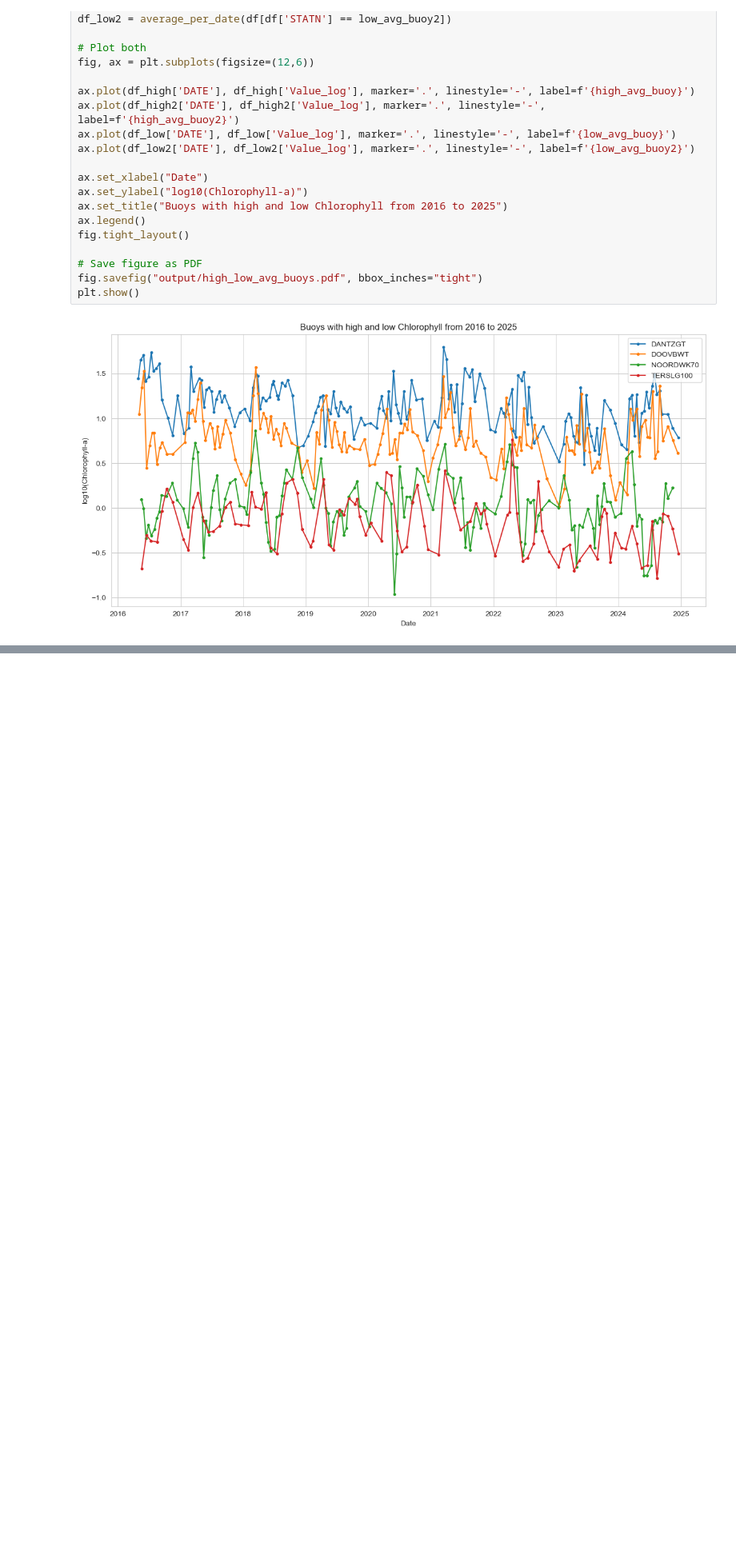
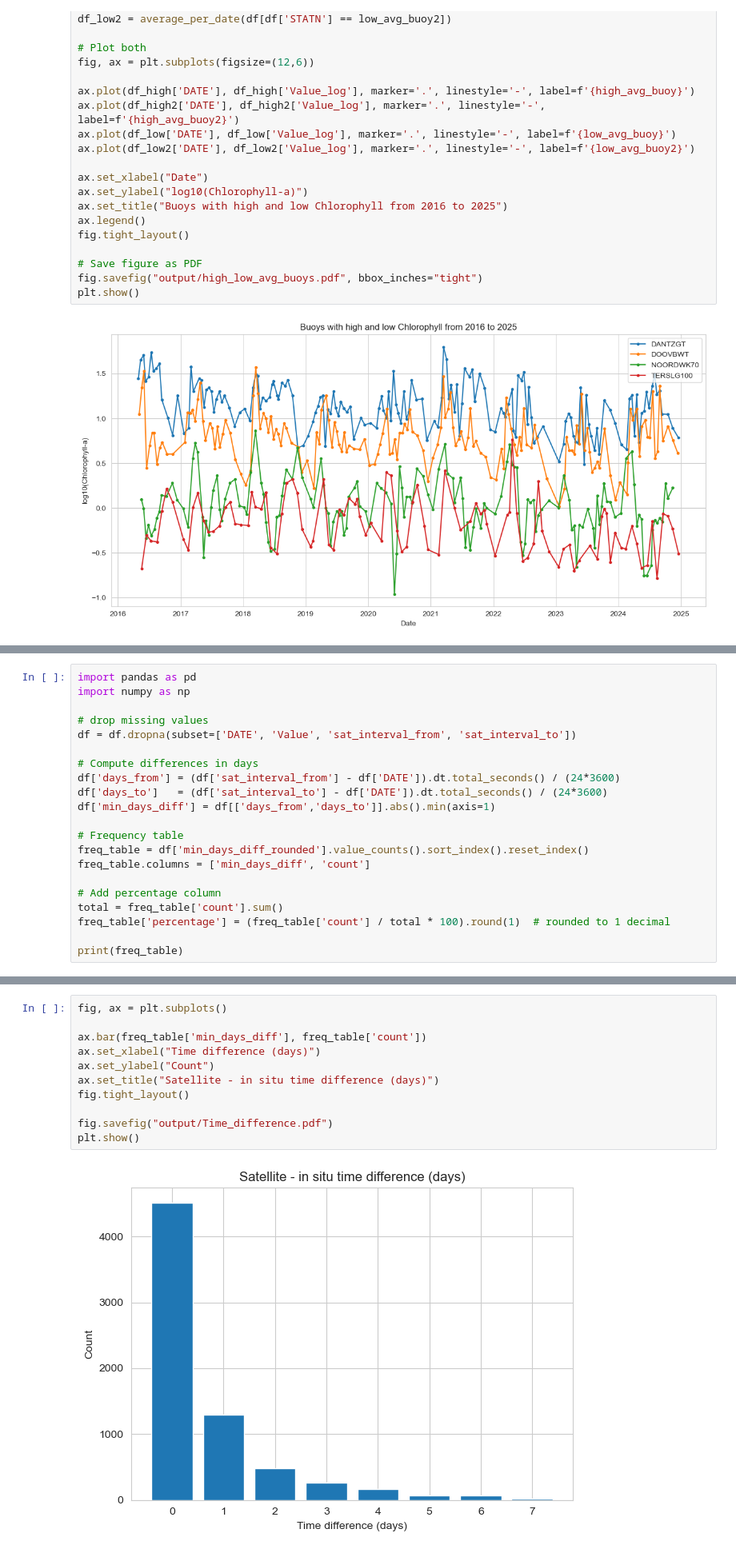
Before and after one commit to Luc1405/SSML, a Jupyter notebook: DataExploration.ipynb, the cells around one changed output, grey strips where cells are left out. Shown at 80% size. Cells and saved outputs as stored; diff of their text form; blank space fills up the shorter version.

```diff
--- a/DataExploration.ipynb
+++ b/DataExploration.ipynb
@@ -377,0 +381,21 @@ summary_df.head(60)
+# %%
+import pandas as pd
+import numpy as np
+
+# drop missing values
+df = df.dropna(subset=['DATE', 'Value', 'sat_interval_from', 'sat_interval_to'])
+
+# Compute differences in days
+df['days_from'] = (df['sat_interval_from'] - df['DATE']).dt.total_seconds() / (24*3600)
+df['days_to']   = (df['sat_interval_to'] - df['DATE']).dt.total_seconds() / (24*3600)
+df['min_days_diff'] = df[['days_from','days_to']].abs().min(axis=1)
+
+# Frequency table
+freq_table = df['min_days_diff_rounded'].value_counts().sort_index().reset_index()
+freq_table.columns = ['min_days_diff', 'count']
+
+# Add percentage column
+total = freq_table['count'].sum()
+freq_table['percentage'] = (freq_table['count'] / total * 100).round(1)  # rounded to 1 decimal
+
+print(freq_table)
@@ -377,0 +412,13 @@ summary_df.head(60)
+# %%
+fig, ax = plt.subplots()
+
+ax.bar(freq_table['min_days_diff'], freq_table['count'])
+ax.set_xlabel("Time difference (days)")
+ax.set_ylabel("Count")
+ax.set_title("Satellite - in situ time difference (days)")
+fig.tight_layout()
+
+fig.savefig("output/Time_difference.pdf")
+plt.show()
+# %% [output]
+[figure, added]
```
Also changed, not shown: parts of 4 cells of this notebook, 1 other file.
